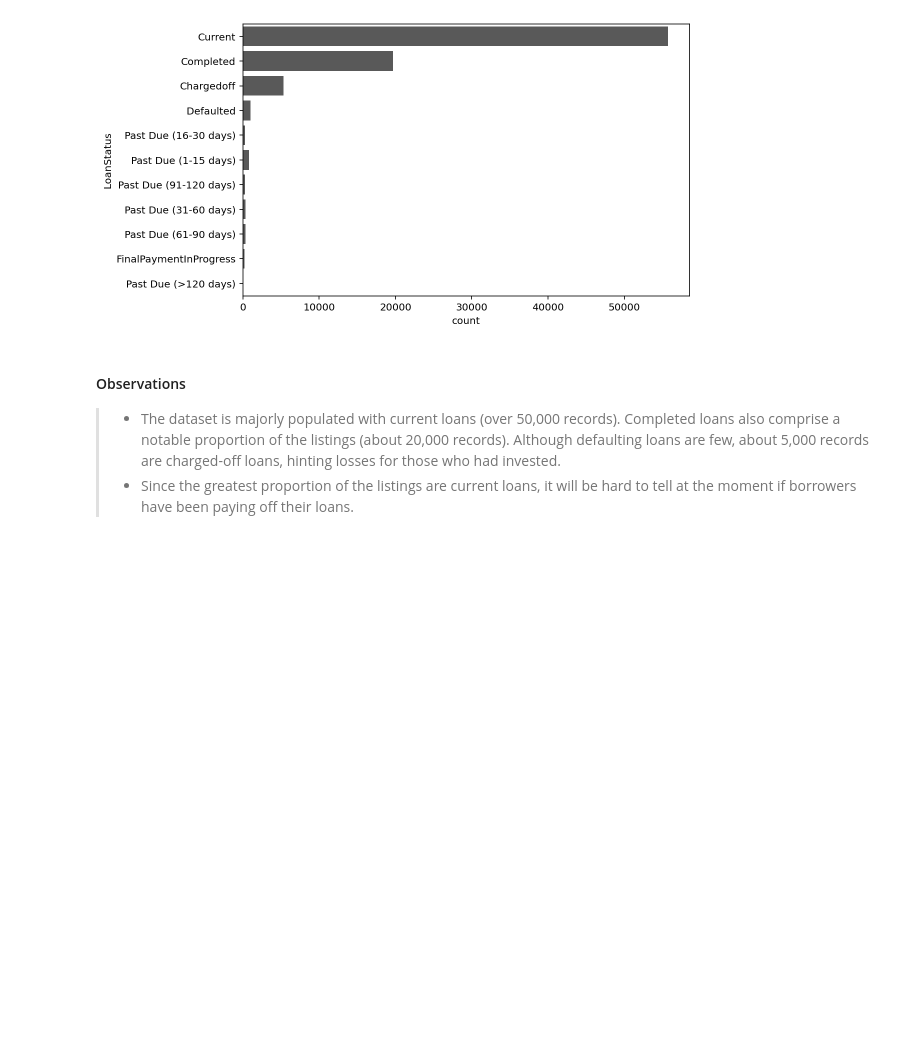
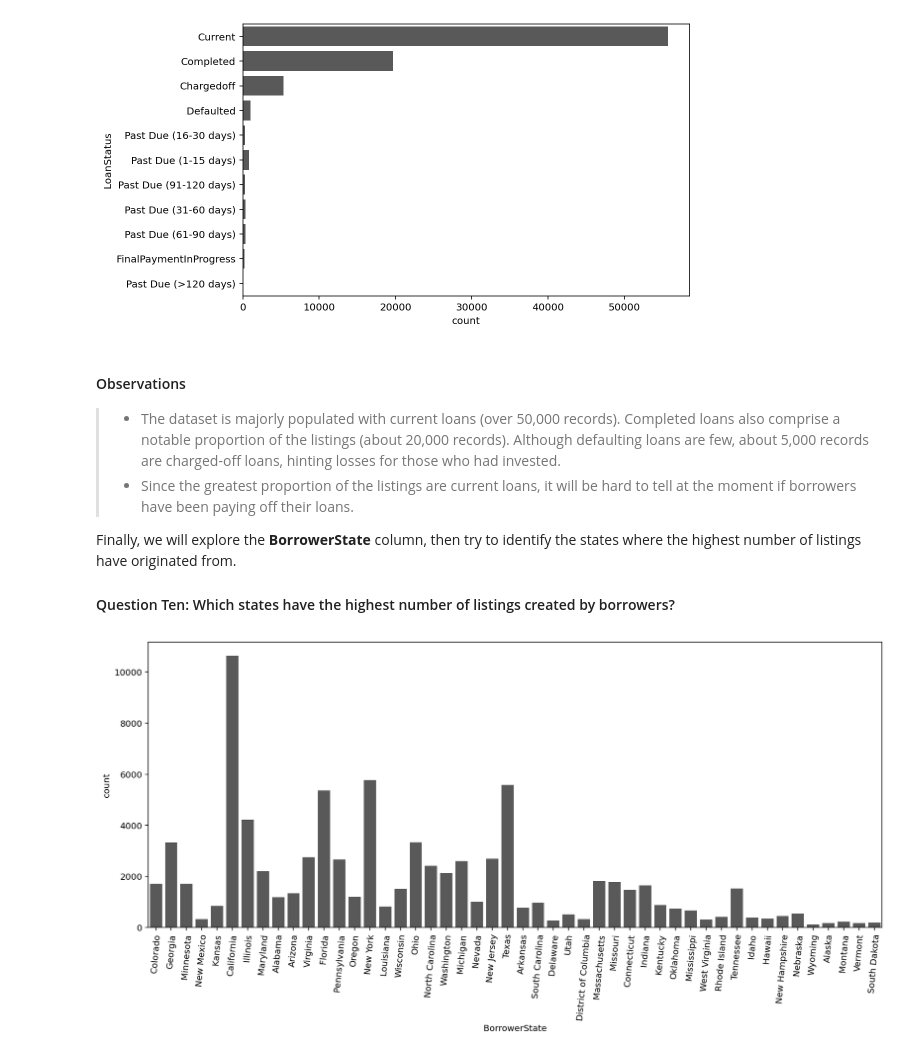
Before and after one commit to Lippins/Prosper-Loan-Data, a Jupyter notebook: exploration.ipynb, the cells around one changed output. Cells and saved outputs as stored; diff of their text form; code cells hidden in the pictures; blank space fills up the shorter version.

```diff
--- a/exploration.ipynb
+++ b/exploration.ipynb
@@ -581,3 +581,14 @@ sns.countplot(data=loan_df, y='LoanStatus', color=main_color);
 #### Observations
 >- The dataset is majorly populated with current loans (over 50,000 records). Completed loans also comprise a notable proportion of the listings (about 20,000 records). Although defaulting loans are few, about 5,000 records are charged-off loans, hinting losses for those who had invested.
 >- Since the greatest proportion of the listings are current loans, it will be hard to tell at the moment if borrowers have been paying off their loans.
+
+Finally, we will explore the **BorrowerState** column, then try to identify the states where the highest number of listings have originated from.
+
+#### Question Ten: Which states have the highest number of listings created by borrowers?
+# %%
+plt.figure(figsize=(15, 6))
+sns.countplot(data=loan_df, x='BorrowerState', color = main_color)
+# Rotate the x-ticks for reading ease
+plt.xticks(rotation= 85);
+# %% [output]
+[figure, added]
```
Also changed, not shown: parts of 3 cells of this notebook.
